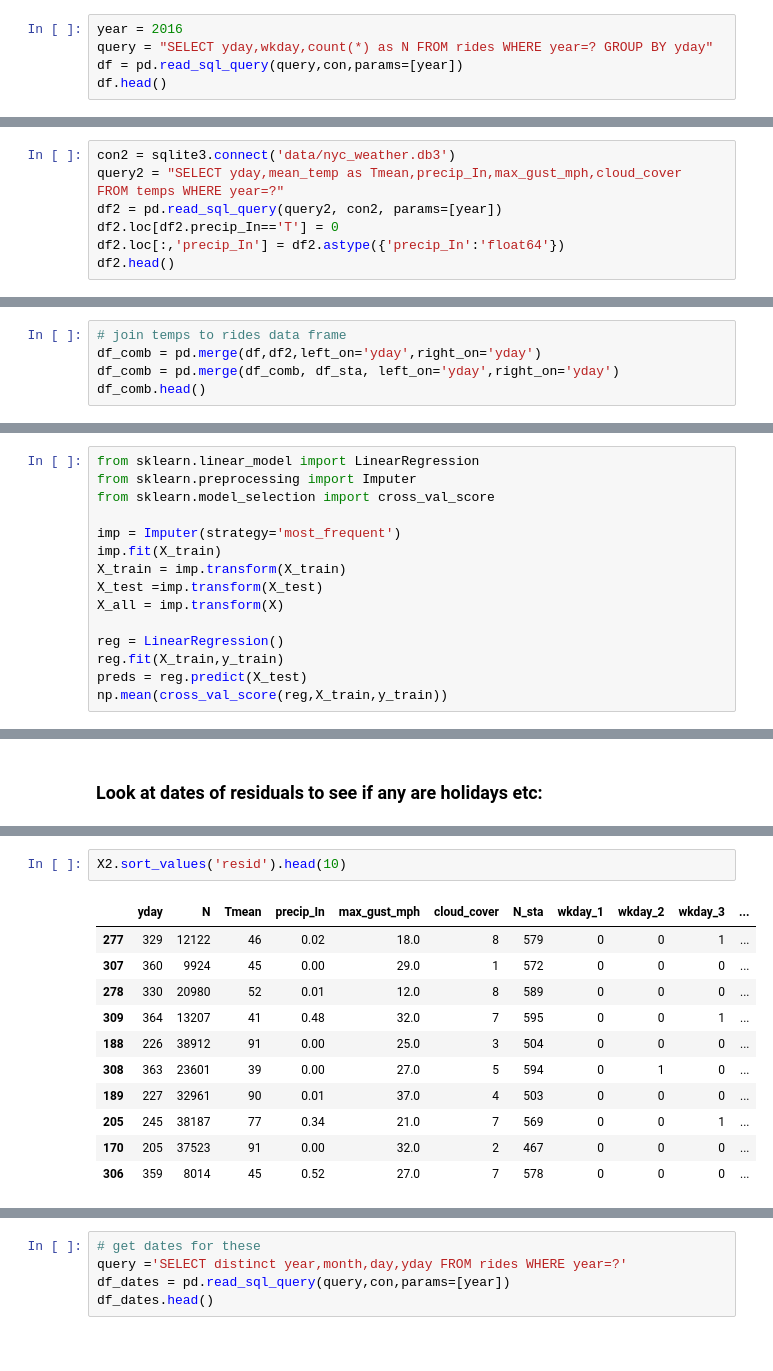
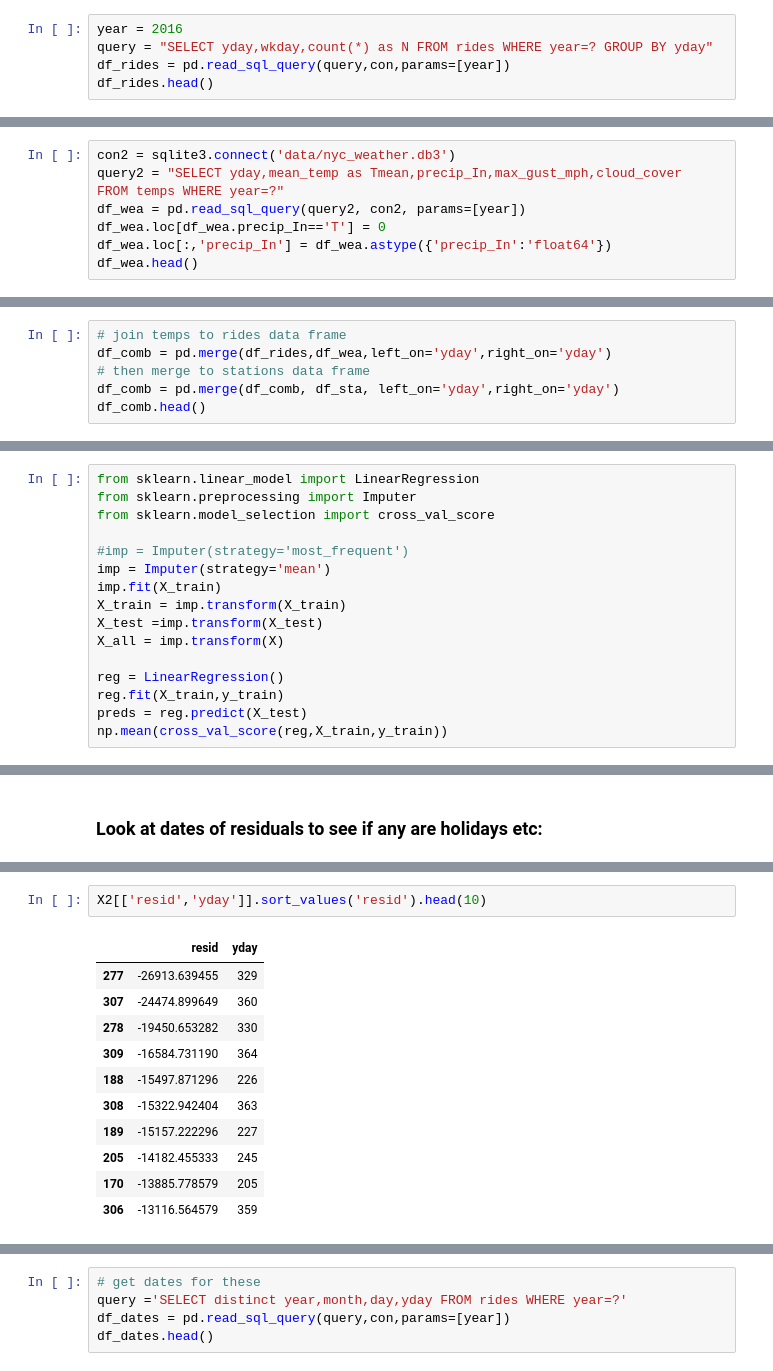
Before and after one commit to andypicke/Springboard_DataScience, a Jupyter notebook: Capstone_1/citibike_regression.ipynb, the cells around one changed output, grey strips where cells are left out. Drawn from its saved outputs; the diff is of its cells as text.

```diff
--- a/Capstone_1/citibike_regression.ipynb
+++ b/Capstone_1/citibike_regression.ipynb
@@ -27,8 +27,8 @@ plt.rcParams['lines.linewidth'] = 3
 # %%
 year = 2016
 query = "SELECT yday,wkday,count(*) as N FROM rides WHERE year=? GROUP BY yday"
-df = pd.read_sql_query(query,con,params=[year])
-df.head()
+df_rides = pd.read_sql_query(query,con,params=[year])
+df_rides.head()
 # %% [output]
 |  | yday | wkday | N |
 | 0 | 1 | 4 | 11009 |
@@ -72,10 +83,10 @@ plt.ylabel('# Stations Used');
 # %%
 con2 = sqlite3.connect('data/nyc_weather.db3')
 query2 = "SELECT yday,mean_temp as Tmean,precip_In,max_gust_mph,cloud_cover  FROM temps WHERE year=?"
-df2 = pd.read_sql_query(query2, con2, params=[year])
-df2.loc[df2.precip_In=='T'] = 0
-df2.loc[:,'precip_In'] = df2.astype({'precip_In':'float64'})
-df2.head()
+df_wea = pd.read_sql_query(query2, con2, params=[year])
+df_wea.loc[df_wea.precip_In=='T'] = 0
+df_wea.loc[:,'precip_In'] = df_wea.astype({'precip_In':'float64'})
+df_wea.head()
 # %% [output]
 |  | yday | Tmean | precip_In | max_gust_mph | cloud_cover |
 | 0 | 1 | 40 | 0.0 | 31.0 | 6 |
@@ -94,7 +119,8 @@ plt.ylabel('Mean Temperature');
 ## Join data frames
 # %%
 # join temps to rides data frame
-df_comb = pd.merge(df,df2,left_on='yday',right_on='yday')
+df_comb = pd.merge(df_rides,df_wea,left_on='yday',right_on='yday')
+# then merge to stations data frame
 df_comb = pd.merge(df_comb, df_sta, left_on='yday',right_on='yday')
 df_comb.head()
 # %% [output]
@@ -157,7 +212,8 @@ from sklearn.linear_model import LinearRegression
 from sklearn.preprocessing import Imputer
 from sklearn.model_selection import cross_val_score
 
-imp = Imputer(strategy='most_frequent')
+#imp = Imputer(strategy='most_frequent')
+imp = Imputer(strategy='mean')
 imp.fit(X_train)
 X_train = imp.transform(X_train)
 X_test =imp.transform(X_test)
@@ -246,14 +301,14 @@ X2.head(10)
 # %%
-X2.sort_values('resid').head(10)
+X2[['resid','yday']].sort_values('resid').head(10)
 # %% [output]
-|  | yday | N | Tmean | precip_In | max_gust_mph | cloud_cover | N_sta | wkday_1 | wkday_2 | wkday_3 | ... |
-| 277 | 329 | 12122 | 46 | 0.02 | 18.0 | 8 | 579 | 0 | 0 | 1 | ... |
-| 307 | 360 | 9924 | 45 | 0.00 | 29.0 | 1 | 572 | 0 | 0 | 0 | ... |
-| 278 | 330 | 20980 | 52 | 0.01 | 12.0 | 8 | 589 | 0 | 0 | 0 | ... |
-| 309 | 364 | 13207 | 41 | 0.48 | 32.0 | 7 | 595 | 0 | 0 | 1 | ... |
-| 188 | 226 | 38912 | 91 | 0.00 | 25.0 | 3 | 504 | 0 | 0 | 0 | ... |
-| 308 | 363 | 23601 | 39 | 0.00 | 27.0 | 5 | 594 | 0 | 1 | 0 | ... |
-| 189 | 227 | 32961 | 90 | 0.01 | 37.0 | 4 | 503 | 0 | 0 | 0 | ... |
-| 205 | 245 | 38187 | 77 | 0.34 | 21.0 | 7 | 569 | 0 | 0 | 1 | ... |
-| 170 | 205 | 37523 | 91 | 0.00 | 32.0 | 2 | 467 | 0 | 0 | 0 | ... |
-| 306 | 359 | 8014 | 45 | 0.52 | 27.0 | 7 | 578 | 0 | 0 | 0 | ... |
+|  | resid | yday |
+| 277 | -26913.639455 | 329 |
+| 307 | -24474.899649 | 360 |
+| 278 | -19450.653282 | 330 |
+| 309 | -16584.731190 | 364 |
+| 188 | -15497.871296 | 226 |
+| 308 | -15322.942404 | 363 |
+| 189 | -15157.222296 | 227 |
+| 205 | -14182.455333 | 245 |
+| 170 | -13885.778579 | 205 |
+| 306 | -13116.564579 | 359 |
```
Also changed, not shown: parts of 36 cells of this notebook, 7 other files.
